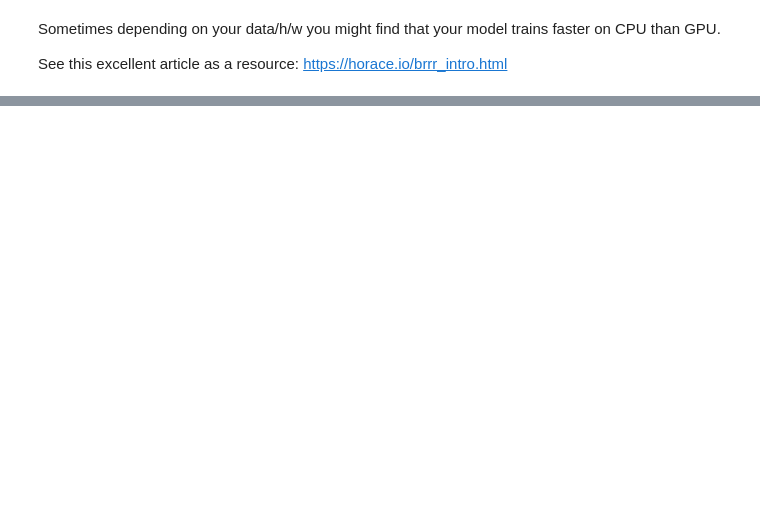
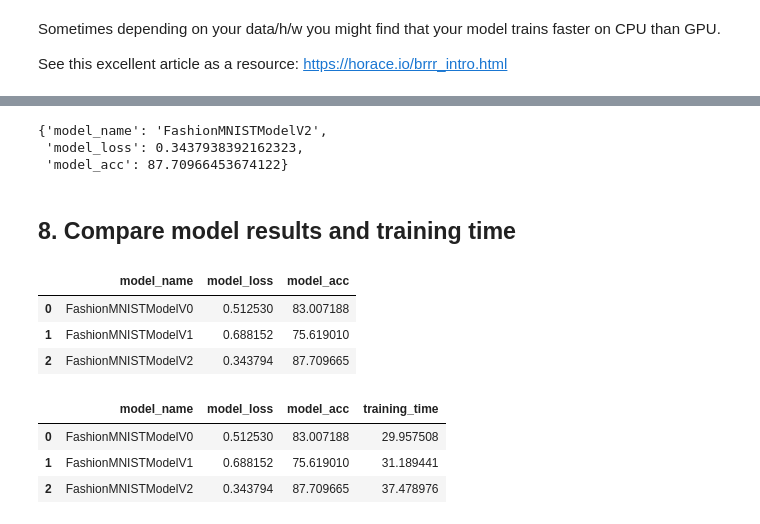
Before and after one commit to anupj/PyTorchForDeepLearningBootcamp, a Jupyter notebook: 03_pytorch_computer_vision_video.ipynb, the cells around one changed output, grey strips where cells are left out. Drawn from its saved outputs; the diff is of its cells as text; code cells hidden in the pictures; blank space fills up the shorter version.

```diff
--- a/03_pytorch_computer_vision_video.ipynb
+++ b/03_pytorch_computer_vision_video.ipynb
@@ -734,0 +850,7 @@ https://horace.io/brrr_intro.html
+# %%
+# Instantiate an instance of v2 cnn model
+torch.manual_seed(42)
+
+model_2 = FashionMNISTModelV2(input_shape=1,
+                              hidden_units=10,
+                              output_shape=len(class_names)).to(device)
@@ -734,0 +1031,37 @@ https://horace.io/brrr_intro.html
+# %%
+# Get model 2 results
+model_2_results = eval_model(model=model_2,
+                             data_loader=test_dataloader,
+                             loss_fn=loss_fn,
+                             accuracy_fn=accuracy_fn,
+                             device=device
+)
+
+model_2_results
+# %% [output]
+{'model_name': 'FashionMNISTModelV2',
+ 'model_loss': 0.3437938392162323,
+ 'model_acc': 87.70966453674122}
+# %% [markdown]
+## 8. Compare model results and training time
+# %%
+import pandas as pd
+compare_results = pd.DataFrame([model_0_results,
+                               model_1_results,
+                               model_2_results])
+compare_results
+# %% [output]
+|  | model_name | model_loss | model_acc |
+| 0 | FashionMNISTModelV0 | 0.512530 | 83.007188 |
+| 1 | FashionMNISTModelV1 | 0.688152 | 75.619010 |
+| 2 | FashionMNISTModelV2 | 0.343794 | 87.709665 |
+# %%
+compare_results["training_time"] = [total_train_time_model_0,
+                                    total_train_time_model_1,
+                                    total_train_time_model_2]
+compare_results
+# %% [output]
+|  | model_name | model_loss | model_acc | training_time |
+| 0 | FashionMNISTModelV0 | 0.512530 | 83.007188 | 29.957508 |
+| 1 | FashionMNISTModelV1 | 0.688152 | 75.619010 | 31.189441 |
+| 2 | FashionMNISTModelV2 | 0.343794 | 87.709665 | 37.478976 |
```
Also changed, not shown: parts of 39 cells of this notebook.
